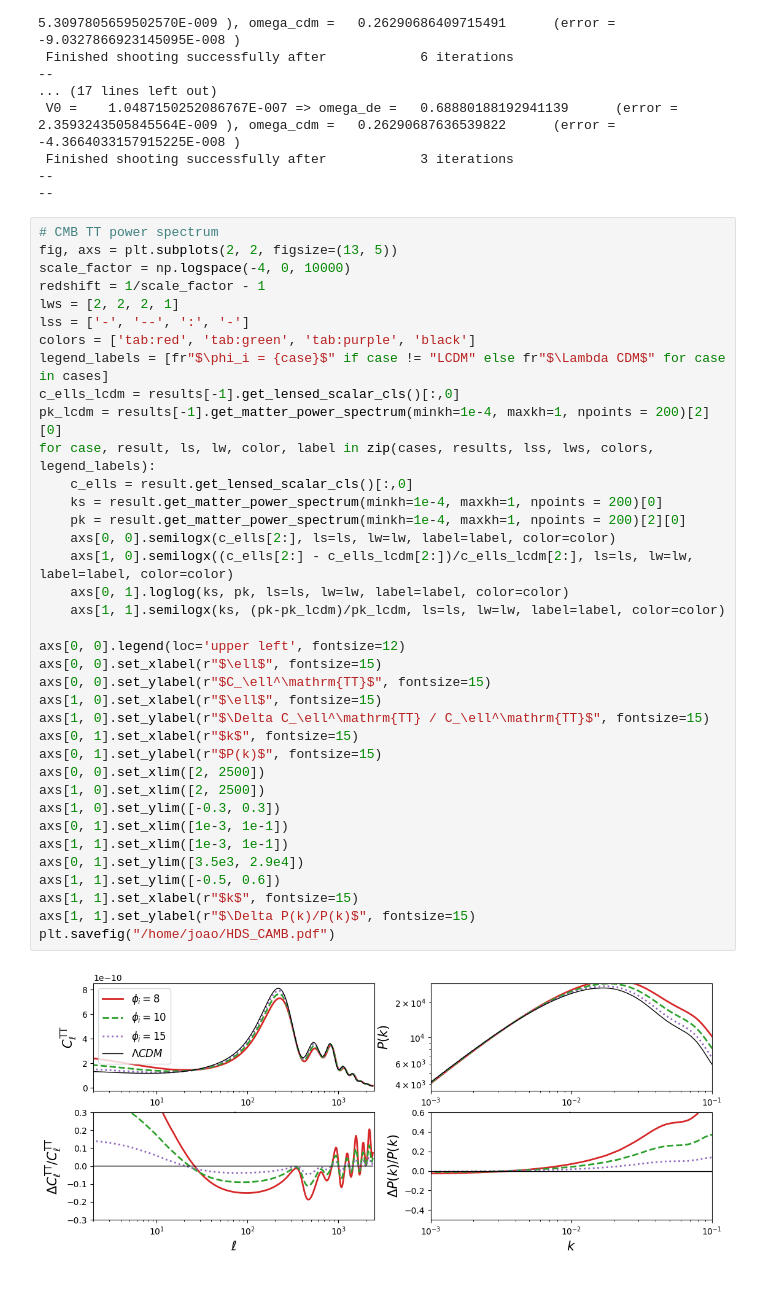
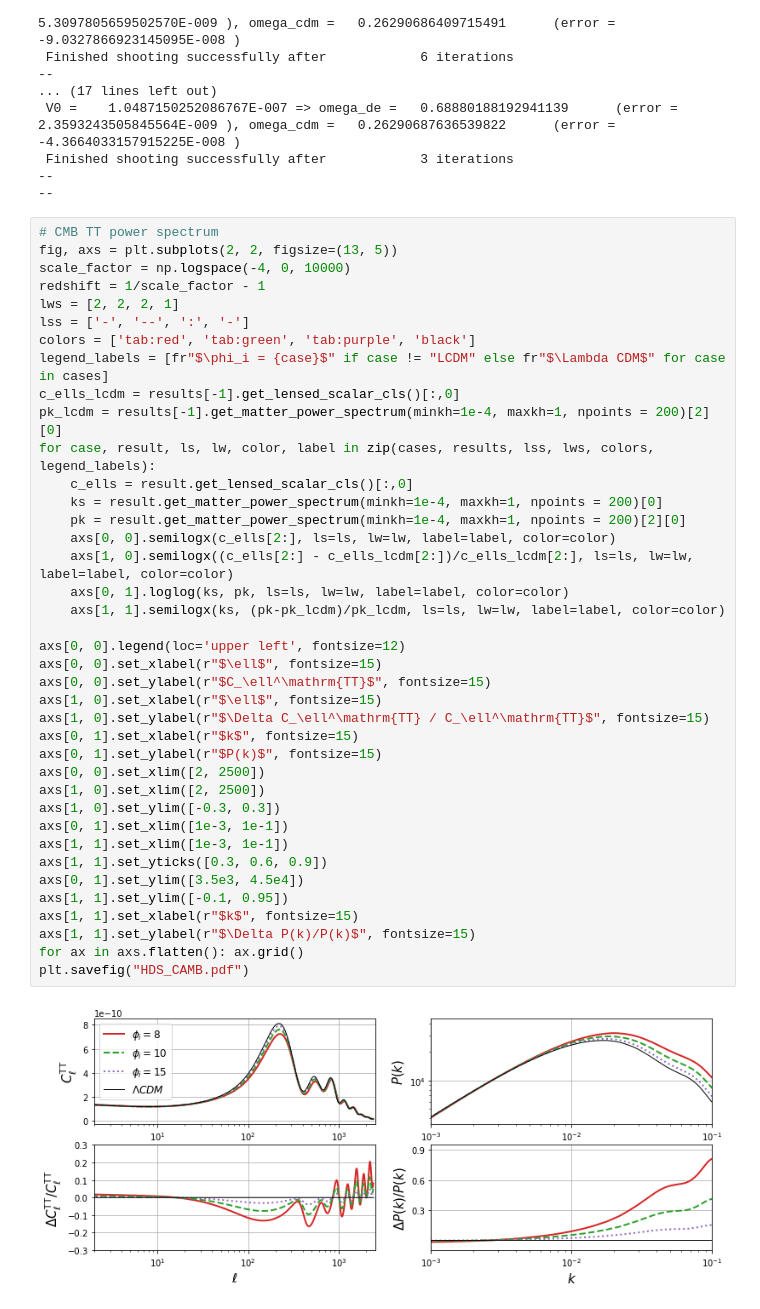
Before and after one commit to joaoreboucas1/CAMB-HDS, a Jupyter notebook: docs/HDS-Demo.ipynb, the cells around one changed output. Saved outputs shown, nothing was run; the diff lists cells and outputs as text.

```diff
--- a/docs/HDS-Demo.ipynb
+++ b/docs/HDS-Demo.ipynb
@@ -74,37 +74,39 @@ redshift = 1/scale_factor - 1
 lws = [2, 2, 2, 1]
 lss = ['-', '--', ':', '-']
 colors = ['tab:red', 'tab:green', 'tab:purple', 'black']
 legend_labels = [fr"$\phi_i = {case}$" if case != "LCDM" else fr"$\Lambda CDM$" for case in cases]
 c_ells_lcdm = results[-1].get_lensed_scalar_cls()[:,0]
 pk_lcdm = results[-1].get_matter_power_spectrum(minkh=1e-4, maxkh=1, npoints = 200)[2][0]
 for case, result, ls, lw, color, label in zip(cases, results, lss, lws, colors, legend_labels):
     c_ells = result.get_lensed_scalar_cls()[:,0]
     ks = result.get_matter_power_spectrum(minkh=1e-4, maxkh=1, npoints = 200)[0]
     pk = result.get_matter_power_spectrum(minkh=1e-4, maxkh=1, npoints = 200)[2][0]
     axs[0, 0].semilogx(c_ells[2:], ls=ls, lw=lw, label=label, color=color)
     axs[1, 0].semilogx((c_ells[2:] - c_ells_lcdm[2:])/c_ells_lcdm[2:], ls=ls, lw=lw, label=label, color=color)
     axs[0, 1].loglog(ks, pk, ls=ls, lw=lw, label=label, color=color)
     axs[1, 1].semilogx(ks, (pk-pk_lcdm)/pk_lcdm, ls=ls, lw=lw, label=label, color=color)
 
 axs[0, 0].legend(loc='upper left', fontsize=12)
 axs[0, 0].set_xlabel(r"$\ell$", fontsize=15)
 axs[0, 0].set_ylabel(r"$C_\ell^\mathrm{TT}$", fontsize=15)
 axs[1, 0].set_xlabel(r"$\ell$", fontsize=15)
 axs[1, 0].set_ylabel(r"$\Delta C_\ell^\mathrm{TT} / C_\ell^\mathrm{TT}$", fontsize=15)
 axs[0, 1].set_xlabel(r"$k$", fontsize=15)
 axs[0, 1].set_ylabel(r"$P(k)$", fontsize=15)
 axs[0, 0].set_xlim([2, 2500])
 axs[1, 0].set_xlim([2, 2500])
 axs[1, 0].set_ylim([-0.3, 0.3])
 axs[0, 1].set_xlim([1e-3, 1e-1])
 axs[1, 1].set_xlim([1e-3, 1e-1])
-axs[0, 1].set_ylim([3.5e3, 2.9e4])
-axs[1, 1].set_ylim([-0.5, 0.6])
+axs[1, 1].set_yticks([0.3, 0.6, 0.9])
+axs[0, 1].set_ylim([3.5e3, 4.5e4])
+axs[1, 1].set_ylim([-0.1, 0.95])
 axs[1, 1].set_xlabel(r"$k$", fontsize=15)
 axs[1, 1].set_ylabel(r"$\Delta P(k)/P(k)$", fontsize=15)
-plt.savefig("/home/joao/HDS_CAMB.pdf")
+for ax in axs.flatten(): ax.grid()
+plt.savefig("HDS_CAMB.pdf")
 # %% [output]
-[figure, old version]
+[figure, new version]
 # %%
 # Relative densities of all species
 # Each linestyle is a different case
```
Also changed, not shown: parts of 3 cells of this notebook, 2 other files.
